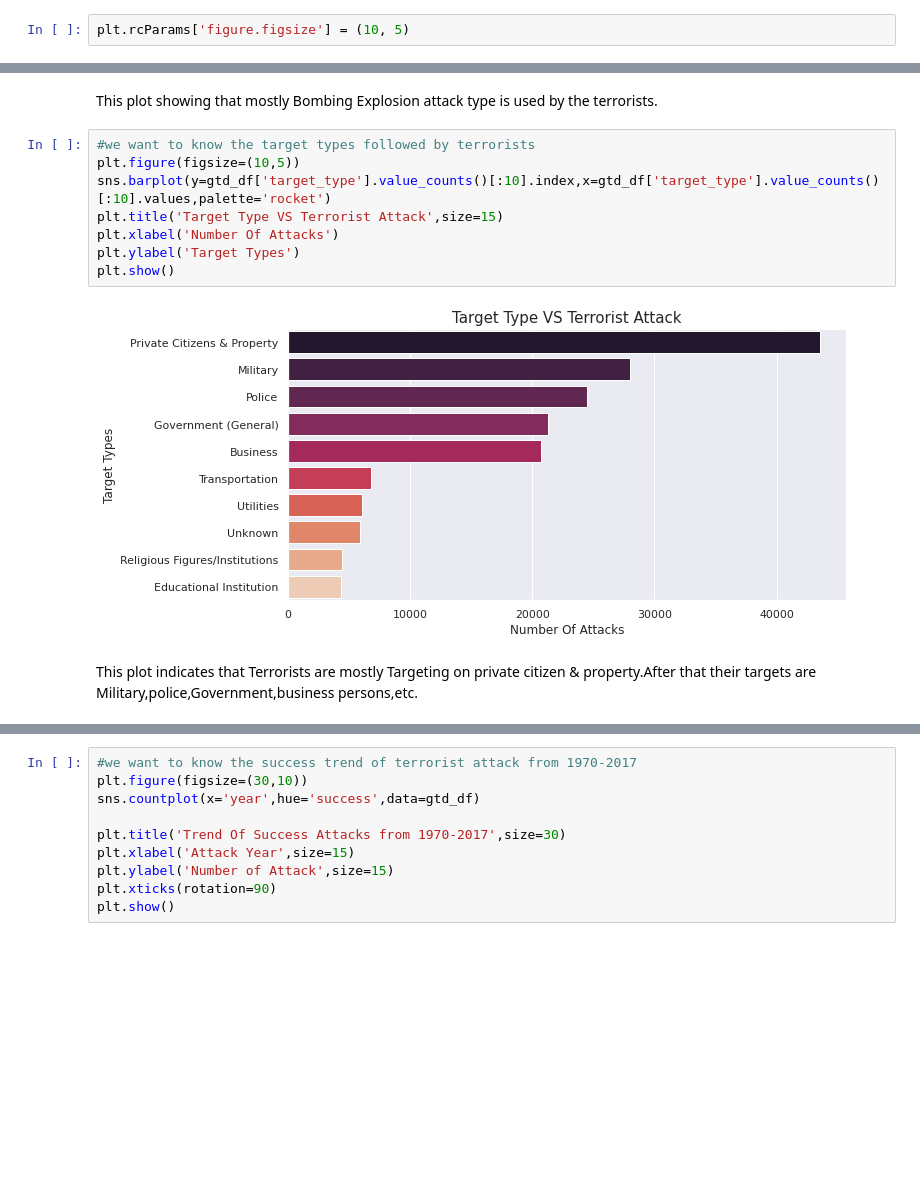
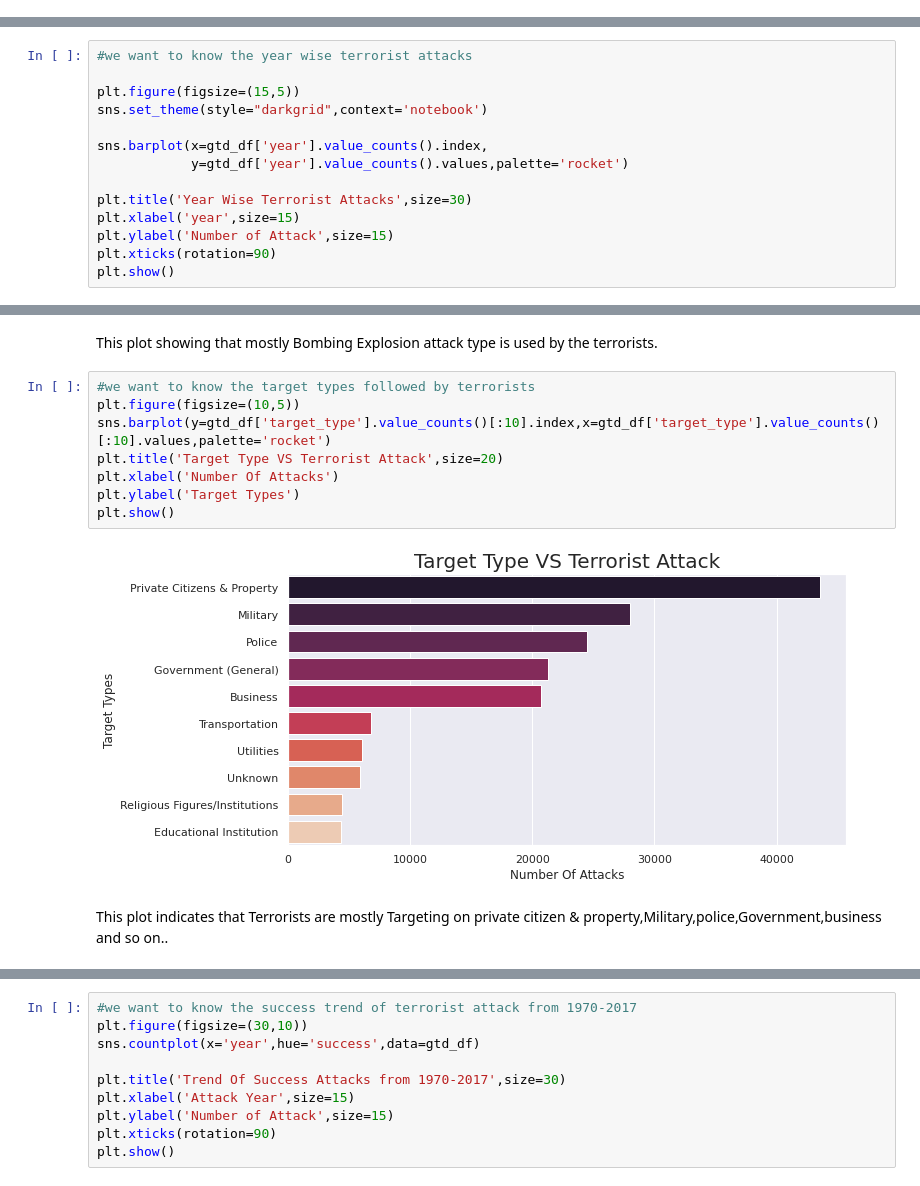
Before and after one commit to jogapritam/Global-Terrorism-Analysis, a Jupyter notebook: Global_Terrorism_Analysis_Capstone_Project.ipynb, the cells around one changed output, grey strips where cells are left out. Saved outputs shown, nothing was run; the diff lists cells and outputs as text; blank space fills up the shorter version.

```diff
--- a/Global_Terrorism_Analysis_Capstone_Project.ipynb
+++ b/Global_Terrorism_Analysis_Capstone_Project.ipynb
@@ -430,5 +430,3 @@ Al-Qaida in the Arabian Peninsula (AQAP)             1020
 Name: terror_group, dtype: int64
 # %% [markdown]
 Here it,s showing that unknown groups (we don't know the name of the groups) are in 1st position. As we don't know the name of that groups,we can't give any clarity about that proper position. So we want to plot a graph with the groups having names.
-# %%
-plt.rcParams['figure.figsize'] = (10, 5)
@@ -469,0 +444,14 @@ Text(0, 0.5, 'Number Of Attacks')
+# %%
+#we want to know the year wise terrorist attacks
+
+plt.figure(figsize=(15,5))
+sns.set_theme(style="darkgrid",context='notebook')
+
+sns.barplot(x=gtd_df['year'].value_counts().index,
+            y=gtd_df['year'].value_counts().values,palette='rocket')
+
+plt.title('Year Wise Terrorist Attacks',size=30)
+plt.xlabel('year',size=15)
+plt.ylabel('Number of Attack',size=15)
+plt.xticks(rotation=90)
+plt.show()
@@ -510,12 +500,12 @@ This plot showing that mostly Bombing Explosion attack type is used by the terro
 # %%
 #we want to know the target types followed by terrorists
 plt.figure(figsize=(10,5))
 sns.barplot(y=gtd_df['target_type'].value_counts()[:10].index,x=gtd_df['target_type'].value_counts()[:10].values,palette='rocket')
-plt.title('Target Type VS Terrorist Attack',size=15)
+plt.title('Target Type VS Terrorist Attack',size=20)
 plt.xlabel('Number Of Attacks')
 plt.ylabel('Target Types')
 plt.show()
 # %% [output]
-[figure, old version]
+[figure, new version]
 # %% [markdown]
-This plot indicates that Terrorists are mostly Targeting on private citizen & property.After that their targets are Military,police,Government,business persons,etc.
+This plot indicates that Terrorists are mostly Targeting on private citizen & property,Military,police,Government,business and so on..
```
Also changed, not shown: parts of 21 cells of this notebook.
